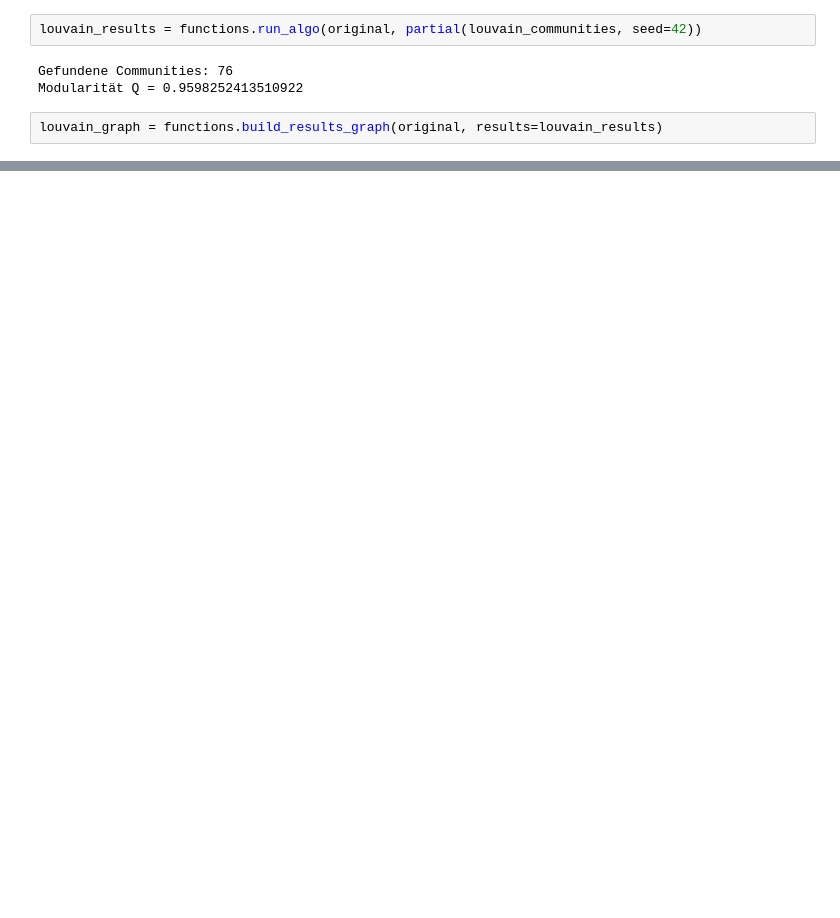
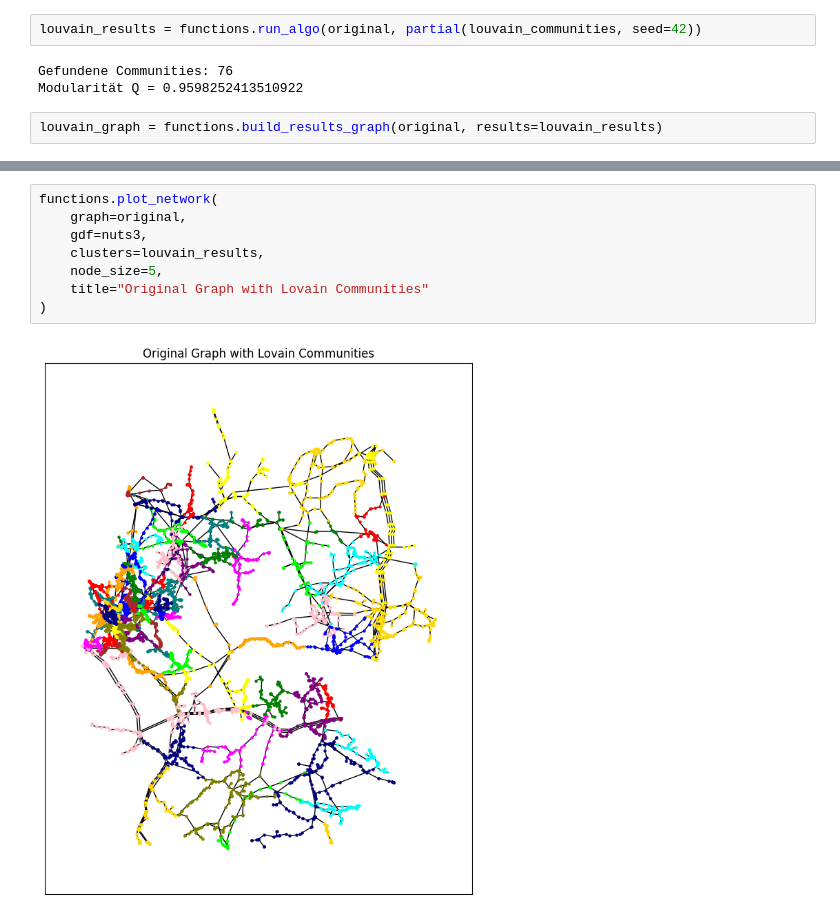
Before and after one commit to hugoschwabe/bachelor-thesis, a Jupyter notebook: benchmark.ipynb, the cells around one changed output, grey strips where cells are left out. Saved outputs shown, nothing was run; the diff lists cells and outputs as text; blank space fills up the shorter version.

```diff
--- a/benchmark.ipynb
+++ b/benchmark.ipynb
@@ -82,6 +126,16 @@ functions.plot_network(
 )
 # %% [output]
 [figure]
+# %%
+functions.plot_network(
+	graph=original,
+	gdf=nuts3,
+	clusters=louvain_results,
+	node_size=5,
+	title="Original Graph with Lovain Communities"
+)
+# %% [output]
+[figure, added]
 # %%
 functions.plot_network(
 	graph=louvain_graph,
```
Also changed, not shown: parts of 9 cells of this notebook, 2 other files.
